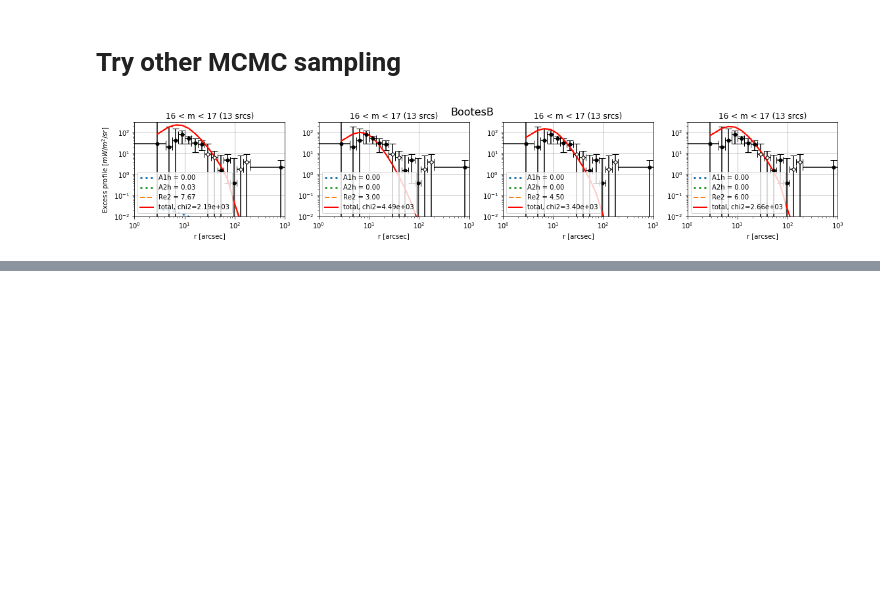
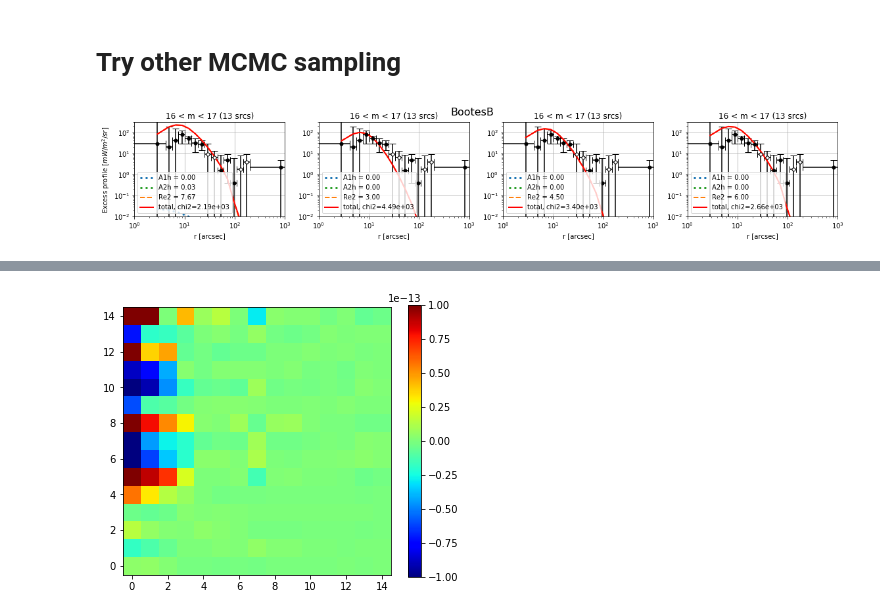
Before and after one commit to yuntingcheng/python_ciber, a Jupyter notebook: stack_modelfit/mcmc.ipynb, the cells around one changed output, grey strips where cells are left out. Cells and saved outputs as stored; diff of their text form; code cells hidden in the pictures; blank space fills up the shorter version.

```diff
--- a/stack_modelfit/mcmc.ipynb
+++ b/stack_modelfit/mcmc.ipynb
@@ -1352,3 +1335,32 @@ for i,ifield in enumerate([4,5,6,7,8]):
+# %%
+inst = 1
+ifield = 6
+filt_order = 3
+m_min, m_max = 16,17
+stackdat = stacking(inst,ifield,m_min,m_max,filt_order=filt_order,
+                    load_from_file=True, BGsub=False).stackdat
+Covg = stackdat['cov']['profcbsub'].copy()
+Covpsf = stackdat['PSFcov']['profcbsub'].copy()
+Covex = stackdat['excov']['profcbsub'].copy()
+
+scale = np.mean(np.diag(Covg[:4])/np.diag(Covpsf[:4]))
+Covg1 = Covg.copy()
+Covg1[:4,:4] = Covpsf[:4,:4] * scale
+Covex1 = Covg1 + Covpsf
+
+Cov = Covex1
+U, s, VT = np.linalg.svd(Cov)
+V = VT.T
+UT = U.T
+S = np.diag(s)
+Sinv  = np.diag(1/s)
+Nmode=15
+Cov_svd = U[:,:Nmode]@S[:Nmode,:Nmode]@VT[:Nmode,:]
+Covi_svd = V[:,:Nmode]@Sinv[:Nmode,:Nmode]@UT[:Nmode,:]
+# %%
+imageclip(Covi_svd@Cov - np.identity(15),vmin=-1e-13,vmax=1e-13)
+# %% [output]
+[figure, added]
 # %%
 from stack import *
 from run_fit import *
```
Also changed, not shown: parts of 10 cells of this notebook, 1 other file.
